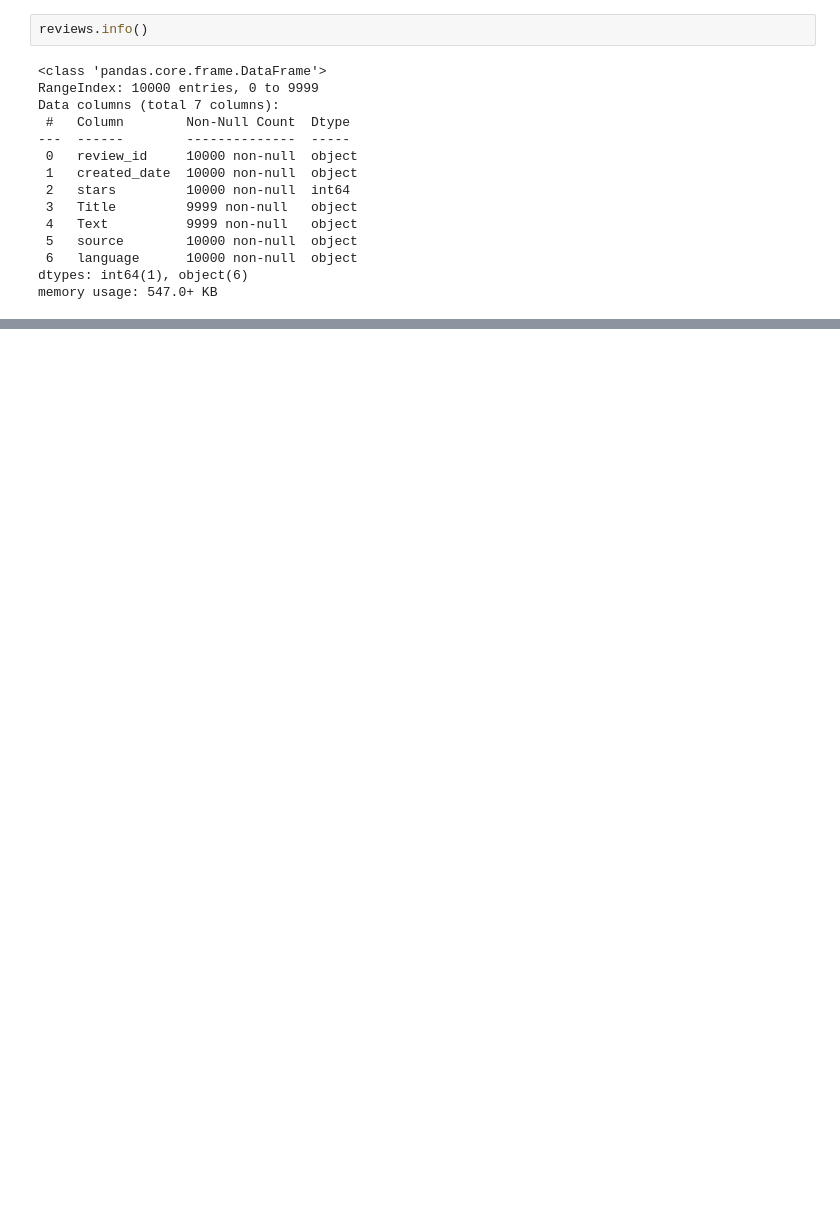
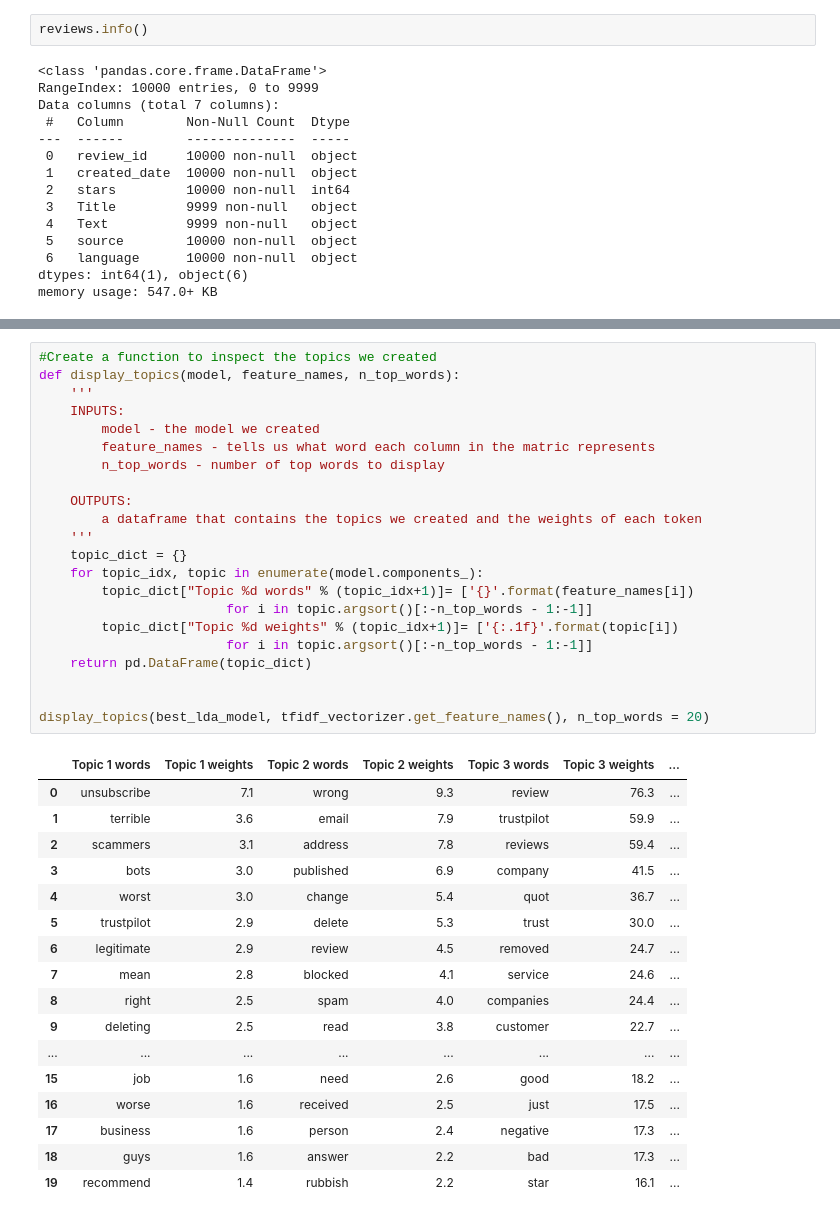
Before and after one commit to sreeramRJ/reviews_topic_modelling, a Jupyter notebook: notebook.ipynb, the cells around one changed output, grey strips where cells are left out. Drawn from its saved outputs; the diff is of its cells as text; blank space fills up the shorter version.

```diff
--- a/notebook.ipynb
+++ b/notebook.ipynb
@@ -102,0 +481,40 @@ FileNotFoundError: [WinError 3] The system cannot find the path specified: 'C:\\
+# %%
+#Create a function to inspect the topics we created
+def display_topics(model, feature_names, n_top_words):
+    '''
+    INPUTS:
+        model - the model we created
+        feature_names - tells us what word each column in the matric represents
+        n_top_words - number of top words to display
+
+    OUTPUTS:
+        a dataframe that contains the topics we created and the weights of each token
+    '''
+    topic_dict = {}
+    for topic_idx, topic in enumerate(model.components_):
+        topic_dict["Topic %d words" % (topic_idx+1)]= ['{}'.format(feature_names[i])
+                        for i in topic.argsort()[:-n_top_words - 1:-1]]
+        topic_dict["Topic %d weights" % (topic_idx+1)]= ['{:.1f}'.format(topic[i])
+                        for i in topic.argsort()[:-n_top_words - 1:-1]]
+    return pd.DataFrame(topic_dict)
+
+
+display_topics(best_lda_model, tfidf_vectorizer.get_feature_names(), n_top_words = 20)
+# %% [output]
+|  | Topic 1 words | Topic 1 weights | Topic 2 words | Topic 2 weights | Topic 3 words | Topic 3 weights | ... |
+| 0 | unsubscribe | 7.1 | wrong | 9.3 | review | 76.3 | ... |
+| 1 | terrible | 3.6 | email | 7.9 | trustpilot | 59.9 | ... |
+| 2 | scammers | 3.1 | address | 7.8 | reviews | 59.4 | ... |
+| 3 | bots | 3.0 | published | 6.9 | company | 41.5 | ... |
+| 4 | worst | 3.0 | change | 5.4 | quot | 36.7 | ... |
+| 5 | trustpilot | 2.9 | delete | 5.3 | trust | 30.0 | ... |
+| 6 | legitimate | 2.9 | review | 4.5 | removed | 24.7 | ... |
+| 7 | mean | 2.8 | blocked | 4.1 | service | 24.6 | ... |
+| 8 | right | 2.5 | spam | 4.0 | companies | 24.4 | ... |
+| 9 | deleting | 2.5 | read | 3.8 | customer | 22.7 | ... |
+| ... | ... | ... | ... | ... | ... | ... | ... |
+| 15 | job | 1.6 | need | 2.6 | good | 18.2 | ... |
+| 16 | worse | 1.6 | received | 2.5 | just | 17.5 | ... |
+| 17 | business | 1.6 | person | 2.4 | negative | 17.3 | ... |
+| 18 | guys | 1.6 | answer | 2.2 | bad | 17.3 | ... |
+| 19 | recommend | 1.4 | rubbish | 2.2 | star | 16.1 | ... |
```
Also changed, not shown: parts of 49 cells of this notebook, 1 other file.
